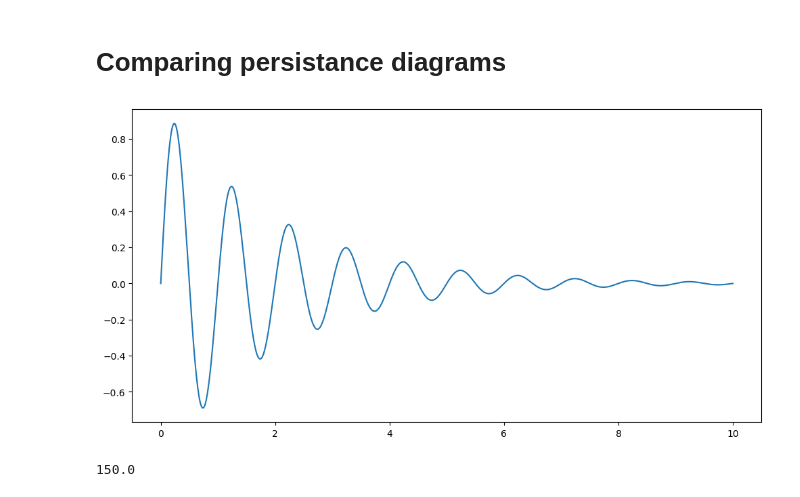
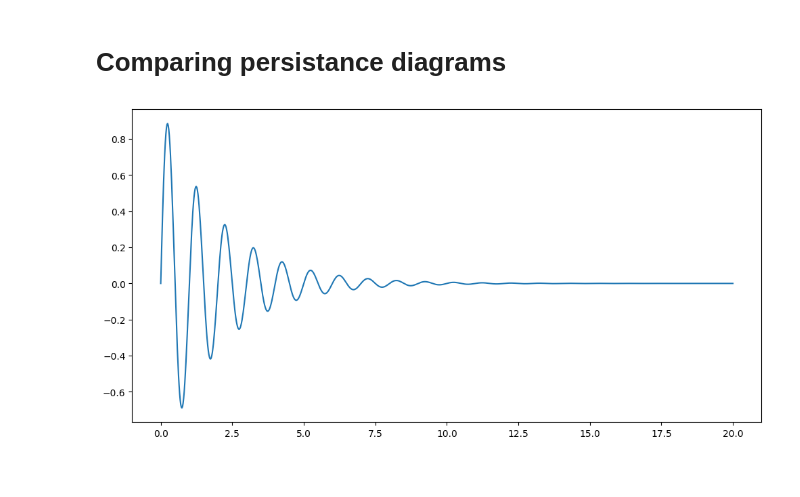
Before and after one commit to john-waczak/tda-demos, a Jupyter notebook: notebooks/Sliding Window Embeding Demo.ipynb, the cells around one changed output. Drawn from its saved outputs; the diff is of its cells as text; code cells hidden in the pictures.

```diff
--- a/notebooks/Sliding Window Embeding Demo.ipynb
+++ b/notebooks/Sliding Window Embeding Demo.ipynb
@@ -174,32 +178,16 @@ NameError: name 'jupyter' is not defined
 # %% [markdown]
 # Comparing persistance diagrams
 # %%
-y3 = y1*np.exp(-0.5*t)
+tf = 20
+ts = np.linspace(0, tf, 1000)
+f1 = 1 #Hz
+w1 = 2*np.pi*f1
+y1 = np.sin(w1*ts)
+y = y1*np.exp(-0.5*ts)
+
+
 plt.figure(figsize=(12,6))
-plt.plot(t, y3)
+plt.plot(ts, y)
 plt.show()
 # %% [output]
-[figure, old version]
+[figure, new version]
-# %%
-# for analysis, create 1.5 second windows
-dt = 10/1000
-print(1.5/dt)
-N_window = int(1.5/dt)
-
-def plot_persistance_decay(t=0):
-    N = int(t/dt)
-    print(N)
-    y = y3[N:N+N_window]
-    # embed into 4-d
-    emb4 = embed_Nd(y, N=4)
-
-    # create persistance diagram
-    plt.figure(figsize=(12,6))
-
-    # standard scikit-learn syntax
-    rips = Rips()
-    diagrams = rips.fit_transform(emb4)
-    rips.plot(diagrams)
-    plt.title('Persistance Diagram for t={}s'.format(N*dt))
-# %% [output]
-150.0
```
Also changed, not shown: parts of 14 cells of this notebook, 3 other files.
